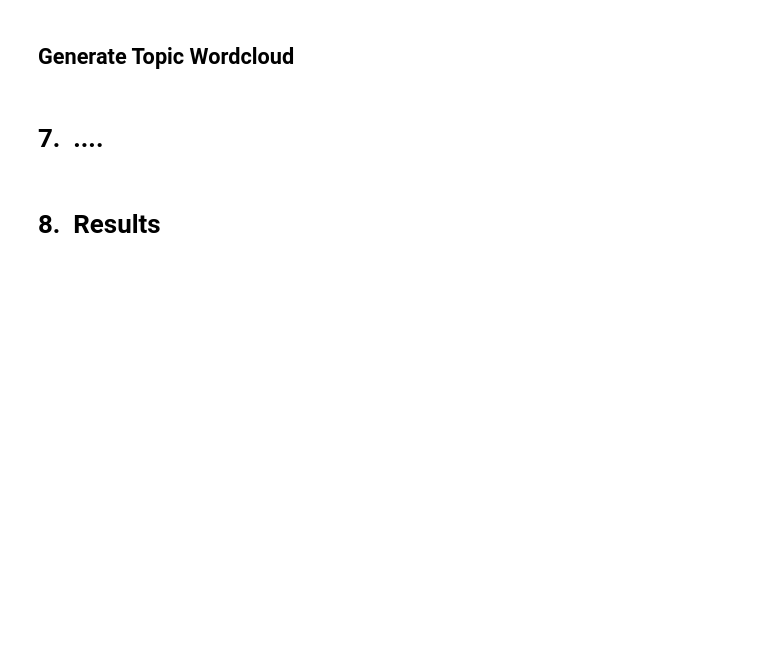
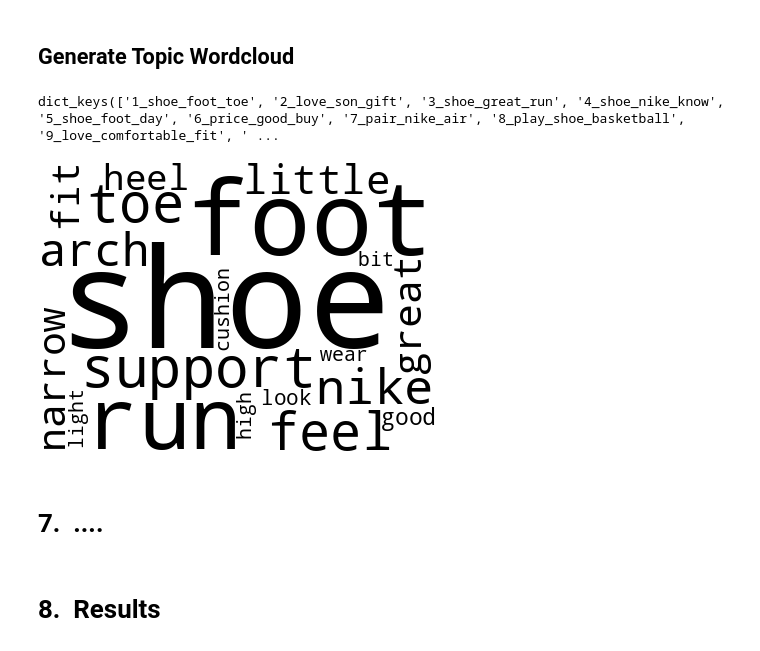
Before and after one commit to TOM-BOHN/MsDS-product-review-topic-modeling, a Jupyter notebook: product_review_topic_modeling.ipynb, the cells around one changed output. Saved outputs shown, nothing was run; the diff lists cells and outputs as text; code cells hidden in the pictures; blank space fills up the shorter version.

```diff
--- a/product_review_topic_modeling.ipynb
+++ b/product_review_topic_modeling.ipynb
@@ -995,11 +1069,11 @@ dtms = {
 #most of the words in the corpus, and with a low beta they consist of few words.
 # https://www.thoughtvector.io/blog/lda-alpha-and-beta-parameters-the-intuition/
 lda_params = {
-    'n_topics': 16,
-    'eta': .01,
-    'n_iter': 500,
+    'n_topics': 25,
+    'eta': .5,
+    'n_iter': 1000,
     'random_state': 20191122,  # to make results reproducible
-    'alpha': 1/16
+    'alpha': 1/25
 }
 # %%
 #create the model
@@ -1136,9 +1256,13 @@ topic_clouds = generate_wordclouds_for_topic_words(
 
 # show all generated word clouds
 topic_clouds.keys()
+# %% [output]
+dict_keys(['1_shoe_foot_toe', '2_love_son_gift', '3_shoe_great_run', '4_shoe_nike_know', '5_shoe_foot_day', '6_price_good_buy', '7_pair_nike_air', '8_play_shoe_basketball', '9_love_comfortable_fit', ' ...
 # %%
 #display wordcloud for a topic
-topic_clouds['1_last_long']
+topic_clouds['1_shoe_foot_toe']
+# %% [output]
+[figure, added]
 # %% [markdown]
 # 7.&nbsp; ....
 # %% [markdown]
```
Also changed, not shown: parts of 23 cells of this notebook.
